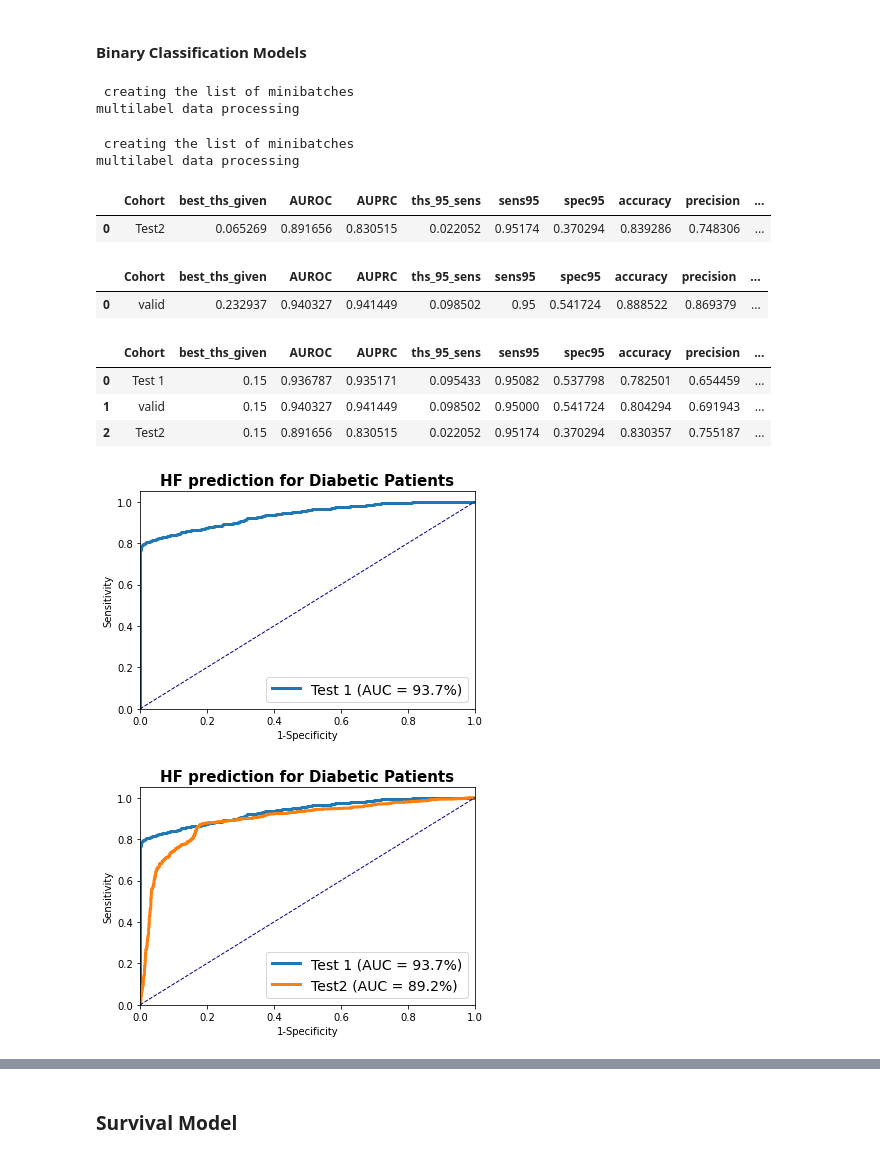
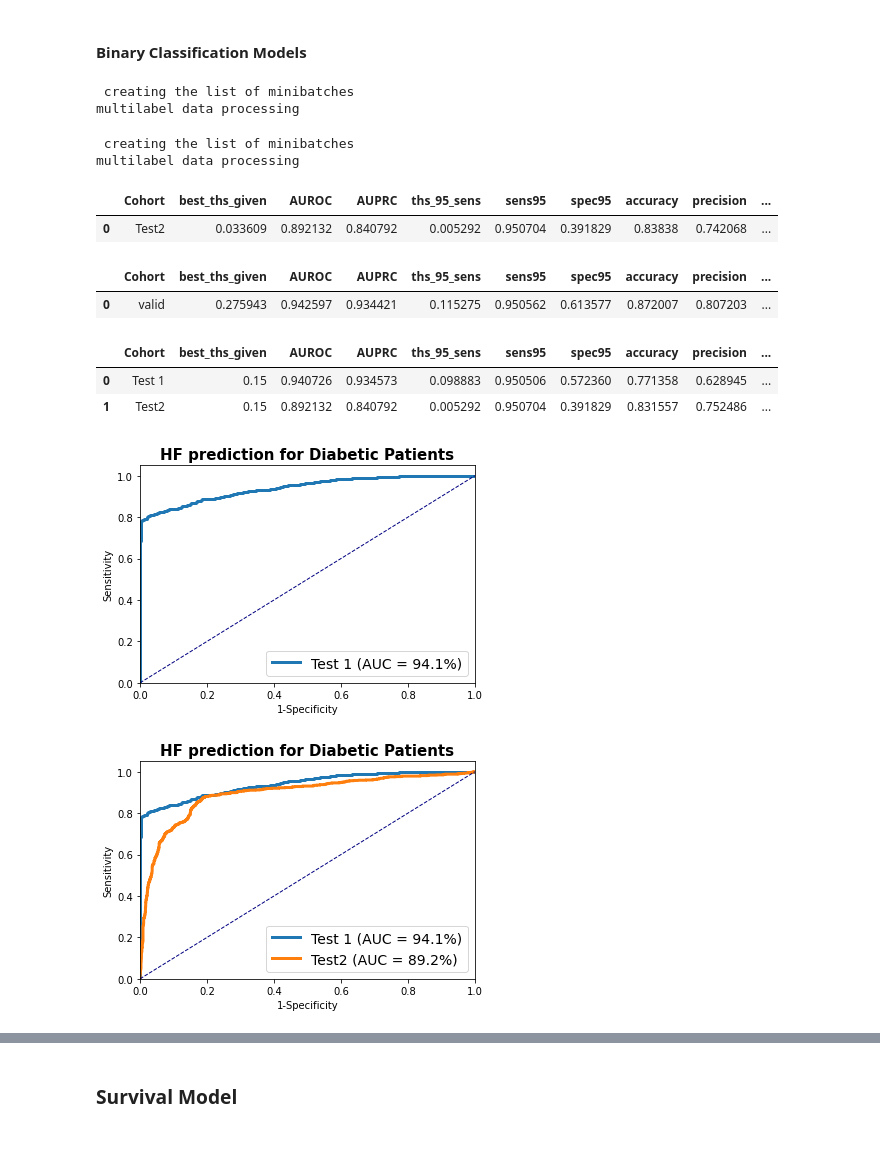
Before and after one commit to ZhiGroup/pytorch_ehr, a Jupyter notebook: Pytorch_EHR_Tutorial/Model_Training/Model_Training.ipynb, the cells around one changed output, grey strips where cells are left out. Drawn from its saved outputs; the diff is of its cells as text; code cells hidden in the pictures.

```diff
--- a/Pytorch_EHR_Tutorial/Model_Training/Model_Training.ipynb
+++ b/Pytorch_EHR_Tutorial/Model_Training/Model_Training.ipynb
@@ -150,6 +160,6 @@ multilabel data processing
 #### Binary classification Model
 ehr_model=model.EHR_RNN(input_size_l,embed_dim=64, hidden_size=32, n_layers=1,cell_type='GRU',bii=True ,time=True, packPadMode=True, surv=False, cls_dim=1)
 if use_cuda:ehr_model.cuda()
-train_auc_allep,valid_auc_allep,test_auc_allep,RNN_f_label,RNN_f_score=ut.run_dl_model(ehr_model,train_mbs,valid_mbs,[test_mbs],output_dir+'ACM_BCB_t1.pth',output_dir+'ACM_BCB_t1.st',wmodel='RNN',packpadmode=True,task='mort',opt='Adamax', lr=0.1)
+train_auc_allep,valid_auc_allep,test_auc_allep,RNN_f_label,RNN_f_score=ut.run_dl_model(ehr_model,train_mbs,valid_mbs,[test_mbs],output_dir+'ACM_BCB_2022_t1.pth',output_dir+'ACM_BCB_2022_t1.st',wmodel='RNN',packpadmode=True,task='HF',opt='Adamax', lr=0.1)
 # %% [output]
 weights :  None
@@ -176,5 +186,5 @@ Test AUCs are  [0.9367866823208826]
 ehr_model_s=model.EHR_RNN(input_size_l,embed_dim=64, hidden_size=64, n_layers=1,cell_type='GRU',bii=True ,time=True, packPadMode=True, surv=True)
 if use_cuda:ehr_model_s.cuda()
 
-train_auc_allep_S,valid_auc_allep_S,test_auc_allep_S,RNN_f_label_S,RNN_f_score_S=ut.run_dl_model_surv(ehr_model_s,train_mbs,valid_mbs,[test_mbs],output_dir+'ACM_BCB_s1.pth',output_dir+'ACM_BCB_s1.st',wmodel='RNN',packpadmode=True,task='mort_surv',patience=5)
+train_auc_allep_S,valid_auc_allep_S,test_auc_allep_S,RNN_f_label_S,RNN_f_score_S=ut.run_dl_model_surv(ehr_model_s,train_mbs,valid_mbs,[test_mbs],output_dir+'ACM_BCB_2022_s1.pth',output_dir+'ACM_BCB_2022_s1.st',wmodel='RNN',packpadmode=True,task='HF_surv',patience=5)
 # %% [output]
@@ -333,30 +343,30 @@ embed_dim:  32  hidden_size 32
 #### Binary Classification Models
 # %%
 ### to load a trained mode
-best_model_bc = torch.load(output_dir+'ACM_BCB_t1.pth')
+best_model_bc = torch.load(output_dir+'ACM_BCB_2022_t1.pth')
 if use_cuda:best_model_bc.cuda()
 
 ### create a minibatch list for my new test set
-[valid_mbs,test2_mbs]=load_mbs_var_list([valid_sl,test_sl2],packpadmode=True,task='mort',bs=256)
+[valid_mbs,test2_mbs]=load_mbs_var_list([valid_sl,test_sl2],packpadmode=True,task='HF',bs=256)
 
 ### to get the predictions
 t2_labels, t2_scores = ut.get_preds( test2_mbs , best_model_bc )
 t2_metrics_df, t2_metrics_list = ut.cl_metrics_bc('Test2',t2_labels, t2_scores) ### As I don't specify the threshold on the ths option, it will calculate the best threshold
 t2_metrics_df
 # %% [output]
  creating the list of minibatches
 multilabel data processing
  creating the list of minibatches
 multilabel data processing
 |  | Cohort | best_ths_given | AUROC | AUPRC | ths_95_sens | sens95 | spec95 | accuracy | precision | ... |
-| 0 | Test2 | 0.065269 | 0.891656 | 0.830515 | 0.022052 | 0.95174 | 0.370294 | 0.839286 | 0.748306 | ... |
+| 0 | Test2 | 0.033609 | 0.892132 | 0.840792 | 0.005292 | 0.950704 | 0.391829 | 0.83838 | 0.742068 | ... |
 # %%
 vlabels, vscores = ut.get_preds( valid_mbs , best_model_bc )
 vmetrics_df, vmetrics_list = ut.cl_metrics_bc('valid',vlabels, vscores) ### As I don't specify the threshold on the ths option, it will calculate the best threshold
 vmetrics_df
 # %% [output]
 |  | Cohort | best_ths_given | AUROC | AUPRC | ths_95_sens | sens95 | spec95 | accuracy | precision | ... |
-| 0 | valid | 0.232937 | 0.940327 | 0.941449 | 0.098502 | 0.95 | 0.541724 | 0.888522 | 0.869379 | ... |
+| 0 | valid | 0.275943 | 0.942597 | 0.934421 | 0.115275 | 0.950562 | 0.613577 | 0.872007 | 0.807203 | ... |
 # %%
 cohorts_preds=[('Test 1', np.array(RNN_f_label).squeeze() , np.array(RNN_f_score).squeeze()),('Test2',t2_labels, t2_scores)]
 #,('valid',vlabels, vscores)
@@ -365,17 +375,16 @@ df_metrics = ut.cl_metrics_m(cohorts_preds,bth=0.15)
 df_metrics
 # %% [output]
 |  | Cohort | best_ths_given | AUROC | AUPRC | ths_95_sens | sens95 | spec95 | accuracy | precision | ... |
-| 0 | Test 1 | 0.15 | 0.936787 | 0.935171 | 0.095433 | 0.95082 | 0.537798 | 0.782501 | 0.654459 | ... |
-| 1 | valid | 0.15 | 0.940327 | 0.941449 | 0.098502 | 0.95000 | 0.541724 | 0.804294 | 0.691943 | ... |
-| 2 | Test2 | 0.15 | 0.891656 | 0.830515 | 0.022052 | 0.95174 | 0.370294 | 0.830357 | 0.755187 | ... |
+| 0 | Test 1 | 0.15 | 0.940726 | 0.934573 | 0.098883 | 0.950506 | 0.572360 | 0.771358 | 0.628945 | ... |
+| 1 | Test2 | 0.15 | 0.892132 | 0.840792 | 0.005292 | 0.950704 | 0.391829 | 0.831557 | 0.752486 | ... |
 # %%
 ut.plot_roc_curve_combined_m("HF prediction for Diabetic Patients",[('Test 1', np.array(RNN_f_label).squeeze() , np.array(RNN_f_score).squeeze())])
 # %% [output]
-[figure, old version]
+[figure, new version]
 # %%
 ut.plot_roc_curve_combined_m("HF prediction for Diabetic Patients",cohorts_preds)
 # %% [output]
-[figure, old version]
+[figure, new version]
 # %%
 ut.plot_calibration_curve_m("HF prediction for Diabetic Patients",1,[('Test', np.array(RNN_f_label).squeeze() , np.array(RNN_f_score).squeeze())],n_bins=10)
 # %% [output]
```
Also changed, not shown: parts of 25 cells of this notebook, 3 other files.
